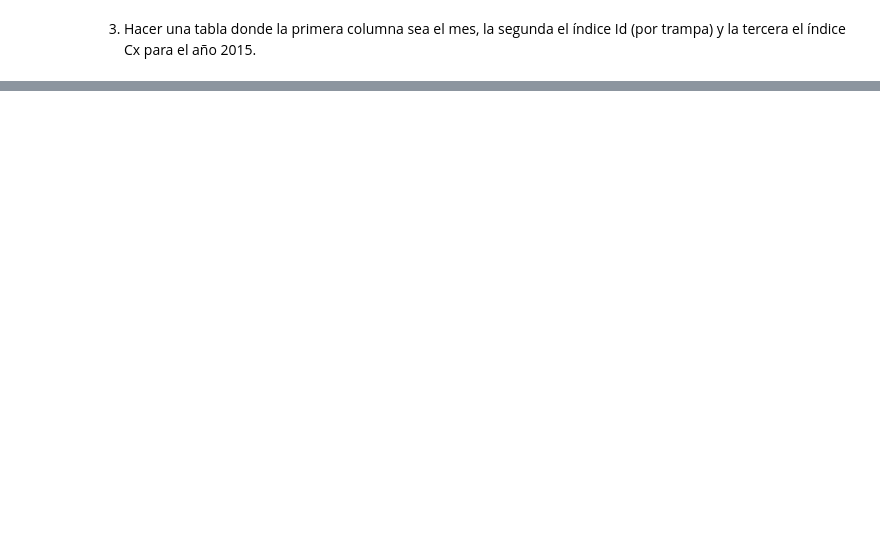
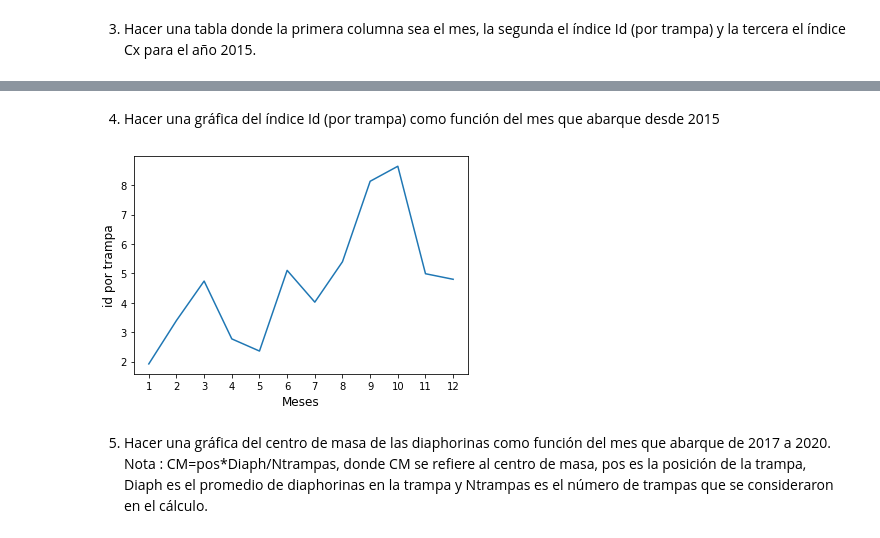
Before and after one commit to KarenLira25/Proyecto1_AnalisisDatos, a Jupyter notebook: Tarea1.ipynb, the cells around one changed output, grey strips where cells are left out. Saved outputs shown, nothing was run; the diff lists cells and outputs as text; code cells hidden in the pictures; blank space fills up the shorter version.

```diff
--- a/Tarea1.ipynb
+++ b/Tarea1.ipynb
@@ -136,0 +363,23 @@ Id (por trampa) y la tercera el índice Cx para el año 2015.
+# %% [markdown]
+4. Hacer una gráfica del índice Id (por trampa) como función del mes que
+abarque desde 2015
+# %%
+Q =[IDE,IDF,IDMAR,IDABR,IDMAY,IDJUN,IDJUL,IDAG,IDSEP,IDOC,IDNOV,IDDIC]
+
+#Gráfica
+xtick_labels=[1,2,3,4,5,6,7,8,9,10,11,12]
+fig, ax = plt.subplots()
+ax.plot(Q)
+ax.set_xticks(range(0,12,1))
+ax.set_xticklabels(xtick_labels)
+plt.xlabel("Meses",size=12)
+plt.ylabel("id por trampa",size=12)
+plt.show()
+# %% [output]
+[figure, added]
+# %% [markdown]
+5. Hacer una gráfica del centro de masa de las diaphorinas como función
+del mes que abarque de 2017 a 2020. Nota : CM=pos*Diaph/Ntrampas,
+donde CM se refiere al centro de masa, pos es la posición de la trampa,
+Diaph es el promedio de diaphorinas en la trampa y Ntrampas es el número
+de trampas que se consideraron en el cálculo.
```
Also changed, not shown: parts of 7 cells of this notebook.
